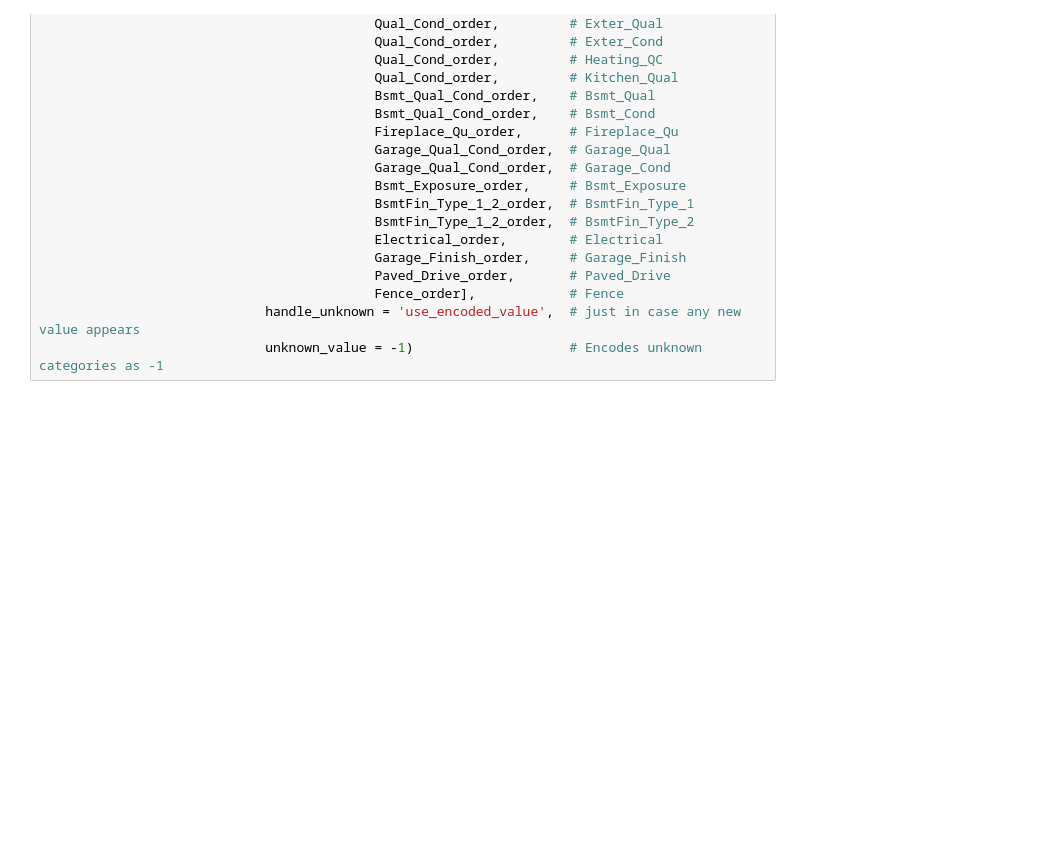
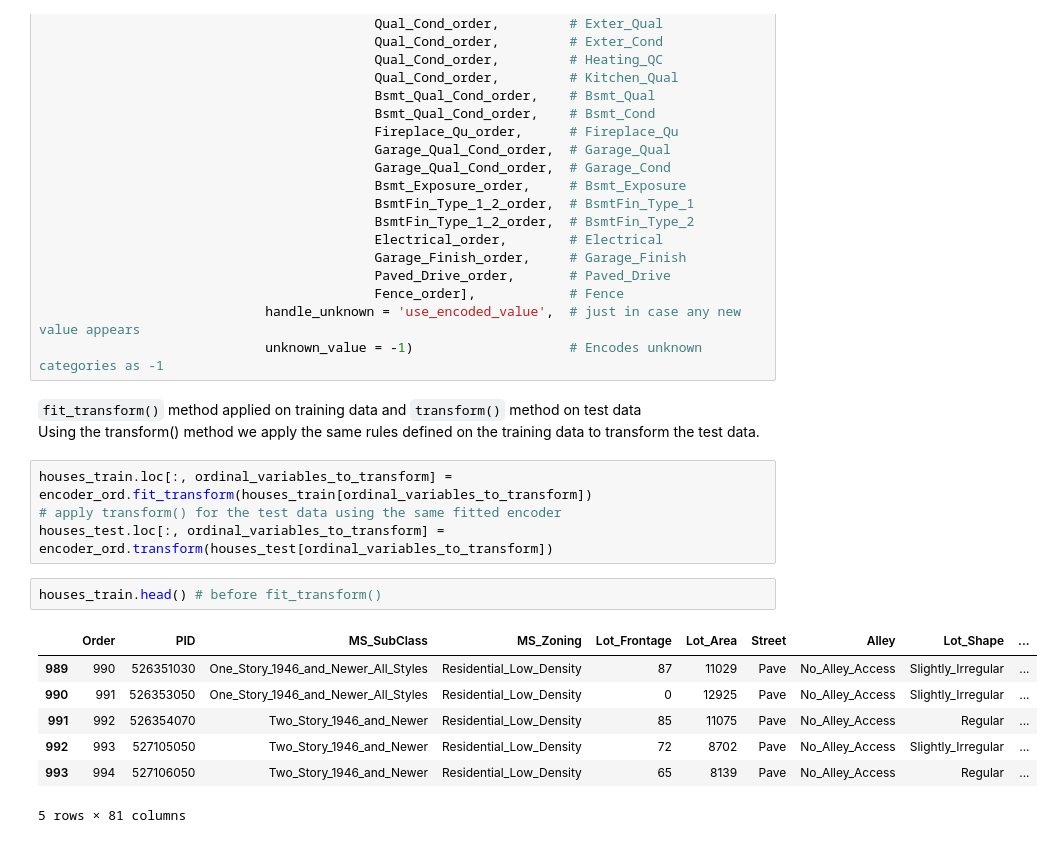
Before and after one commit to Mukhammadkodir27/Advanced_Python, a Jupyter notebook: Machine_Learning/Machine-Learning1.ipynb, the cells around one changed output. Cells and saved outputs as stored; diff of their text form; blank space fills up the shorter version.

```diff
--- a/Machine_Learning/Machine-Learning1.ipynb
+++ b/Machine_Learning/Machine-Learning1.ipynb
@@ -466,3 +469,20 @@ encoder_ord = OrdinalEncoder(categories = [Lot_Shape_order,         # Lot_Shape
                                            Fence_order],            # Fence
                              handle_unknown = 'use_encoded_value',  # just in case any new value appears
                              unknown_value = -1)                    # Encodes unknown categories as -1
+# %% [markdown]
+`fit_transform()` method applied on training data and `transform()` method on test data\
+Using the transform() method we apply the same rules defined on the training data to transform the test data.
+# %%
+houses_train.loc[:, ordinal_variables_to_transform] = encoder_ord.fit_transform(houses_train[ordinal_variables_to_transform])
+# apply transform() for the test data using the same fitted encoder
+houses_test.loc[:, ordinal_variables_to_transform] = encoder_ord.transform(houses_test[ordinal_variables_to_transform])
+# %%
+houses_train.head() # before fit_transform()
+# %% [output]
+|  | Order | PID | MS_SubClass | MS_Zoning | Lot_Frontage | Lot_Area | Street | Alley | Lot_Shape | ... |
+| 989 | 990 | 526351030 | One_Story_1946_and_Newer_All_Styles | Residential_Low_Density | 87 | 11029 | Pave | No_Alley_Access | Slightly_Irregular | ... |
+| 990 | 991 | 526353050 | One_Story_1946_and_Newer_All_Styles | Residential_Low_Density | 0 | 12925 | Pave | No_Alley_Access | Slightly_Irregular | ... |
+| 991 | 992 | 526354070 | Two_Story_1946_and_Newer | Residential_Low_Density | 85 | 11075 | Pave | No_Alley_Access | Regular | ... |
+| 992 | 993 | 527105050 | Two_Story_1946_and_Newer | Residential_Low_Density | 72 | 8702 | Pave | No_Alley_Access | Slightly_Irregular | ... |
+| 993 | 994 | 527106050 | Two_Story_1946_and_Newer | Residential_Low_Density | 65 | 8139 | Pave | No_Alley_Access | Regular | ... |
+5 rows × 81 columns
```
Also changed, not shown: parts of 14 cells of this notebook.
